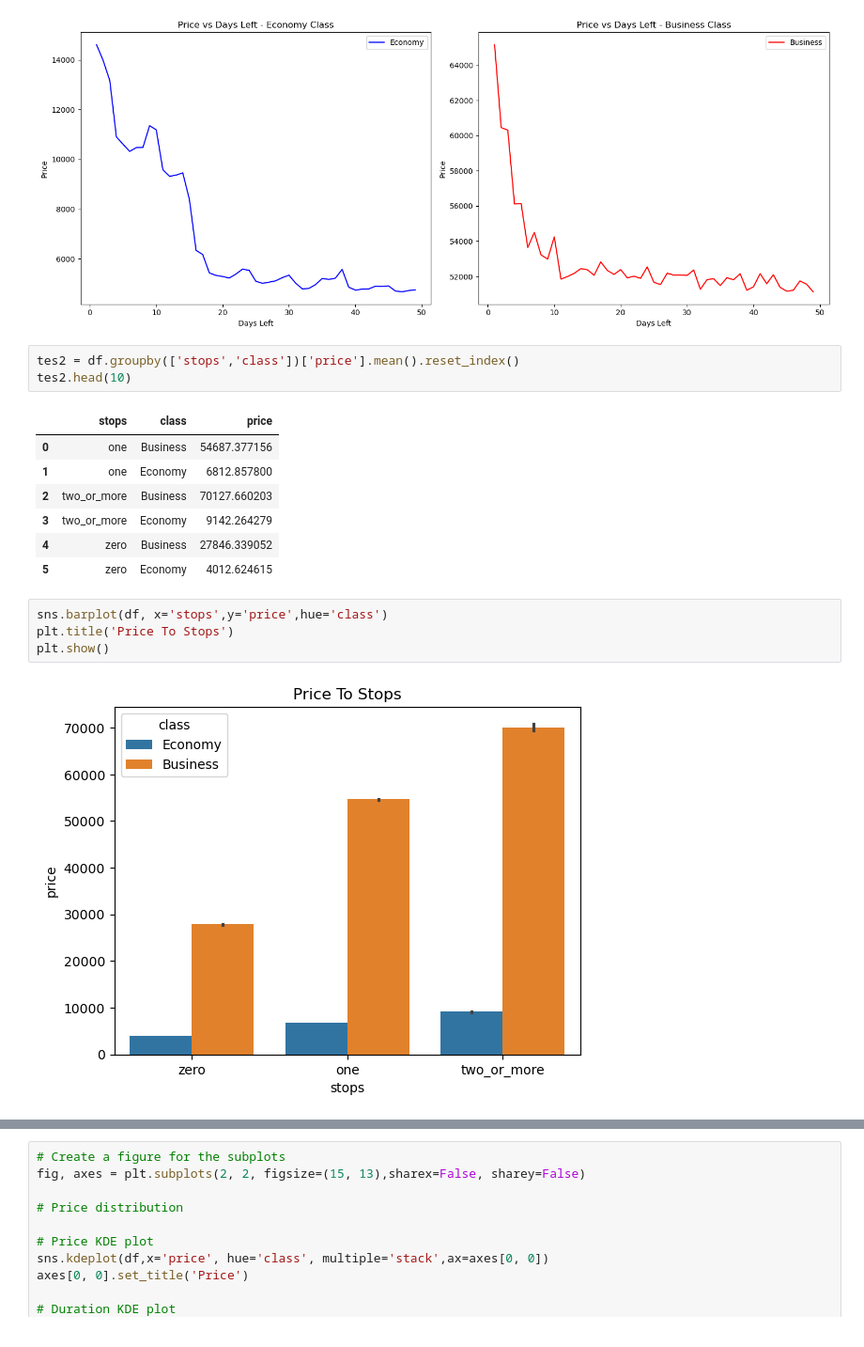
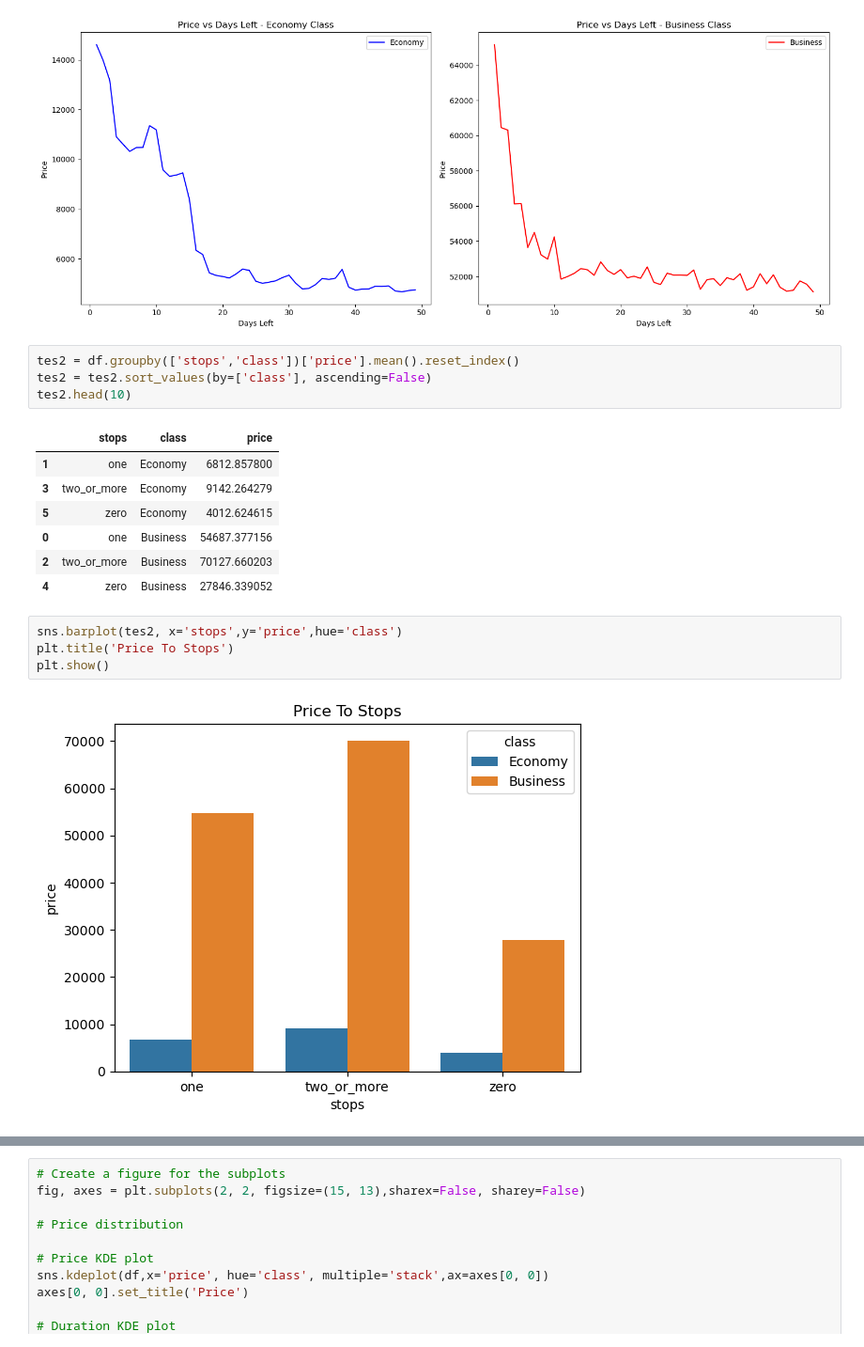
Before and after one commit to alfredwisana/DPV, a Jupyter notebook: Final Project/final.ipynb, the cells around one changed output, grey strips where cells are left out. Shown at 94% size. Cells and saved outputs as stored; diff of their text form.

```diff
--- a/Final Project/final.ipynb
+++ b/Final Project/final.ipynb
@@ -240,18 +254,19 @@ plt.show()
 [figure]
 # %%
 tes2 = df.groupby(['stops','class'])['price'].mean().reset_index()
+tes2 = tes2.sort_values(by=['class'], ascending=False)
 tes2.head(10)
 # %% [output]
 |  | stops | class | price |
+| 1 | one | Economy | 6812.857800 |
+| 3 | two_or_more | Economy | 9142.264279 |
+| 5 | zero | Economy | 4012.624615 |
 | 0 | one | Business | 54687.377156 |
-| 1 | one | Economy | 6812.857800 |
 | 2 | two_or_more | Business | 70127.660203 |
-| 3 | two_or_more | Economy | 9142.264279 |
 | 4 | zero | Business | 27846.339052 |
-| 5 | zero | Economy | 4012.624615 |
 # %%
-sns.barplot(df, x='stops',y='price',hue='class')
+sns.barplot(tes2, x='stops',y='price',hue='class')
 plt.title('Price To Stops')
 plt.show()
 # %% [output]
-[figure, old version]
+[figure, new version]
```
Also changed, not shown: parts of 14 cells of this notebook, 3 other files.
